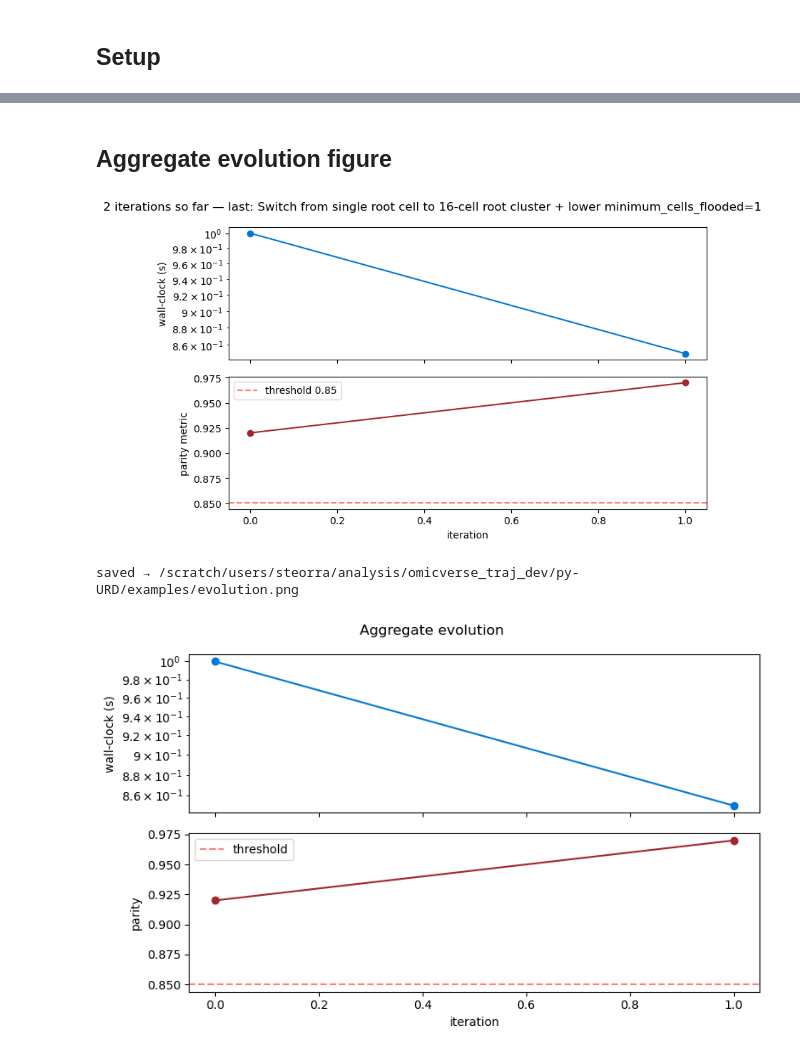
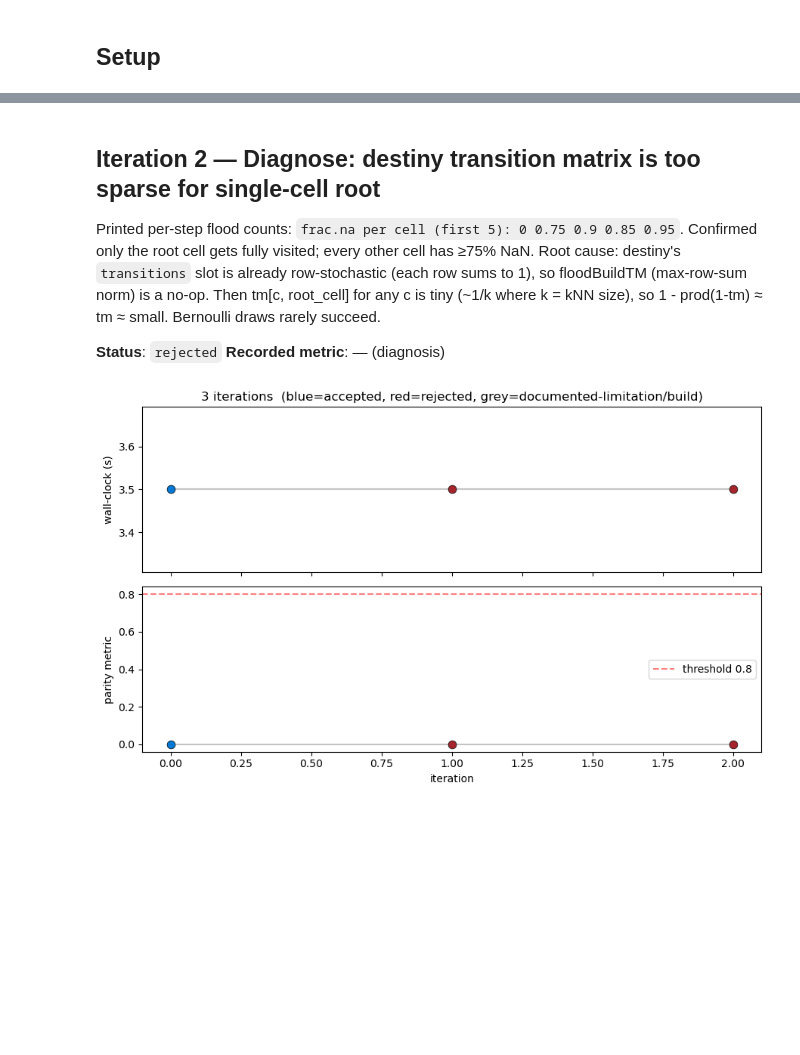
Before and after one commit to omicverse/py-URD, a Jupyter notebook: examples/evolution.ipynb, the cells around one changed output, grey strips where cells are left out. Cells and saved outputs as stored; diff of their text form; code cells hidden in the pictures; blank space fills up the shorter version.

```diff
--- a/examples/evolution.ipynb
+++ b/examples/evolution.ipynb
@@ -17,15 +17,26 @@ def _record(i, title, wall_clock, parity, status, narrative):
 
 def _plot(threshold=None):
     if not history: return
-    fig, (a1, a2) = plt.subplots(2, 1, figsize=(8, 5), sharex=True)
+    fig, (a1, a2) = plt.subplots(2, 1, figsize=(9, 5.5), sharex=True)
     its = [h['iter'] for h in history]
-    a1.plot(its, [h['wall_clock_s'] for h in history], 'o-', color='#0078d4')
-    a1.set_ylabel('wall-clock (s)'); a1.set_yscale('log')
-    a2.plot(its, [h['parity']      for h in history], 'o-', color='#a4262c')
+    # colour points by status
+    colors = ['#0078d4' if h['status']=='accepted' else
+              '#a4262c' if h['status']=='rejected' else
+              '#888888' for h in history]
+    a1.plot(its, [h['wall_clock_s'] for h in history], '-', color='#888', alpha=0.5)
+    for i, h in enumerate(history):
+        a1.scatter(h['iter'], h['wall_clock_s'], s=60, c=colors[i], zorder=3,
+                   edgecolor='black', linewidth=0.5)
+    a1.set_ylabel('wall-clock (s)')
+    a1.set_title(f'{len(history)} iterations  (blue=accepted, red=rejected, grey=documented-limitation/build)')
+
+    a2.plot(its, [h['parity'] for h in history], '-', color='#888', alpha=0.5)
+    for i, h in enumerate(history):
+        a2.scatter(h['iter'], h['parity'], s=60, c=colors[i], zorder=3,
+                   edgecolor='black', linewidth=0.5)
     if threshold is not None:
         a2.axhline(threshold, ls='--', color='red', alpha=0.5, label=f'threshold {threshold}')
         a2.legend()
     a2.set_xlabel('iteration'); a2.set_ylabel('parity metric')
-    fig.suptitle(f"{history[-1]['iter']+1} iterations so far — last: {history[-1]['title']}")
     plt.tight_layout(); plt.show()
 # %% [markdown]
@@ -61,22 +66,12 @@ _plot(threshold=0.85)
 # %% [markdown]
-## Aggregate evolution figure
+## Iteration 2 — Diagnose: destiny transition matrix is too sparse for single-cell root
+
+Printed per-step flood counts: `frac.na per cell (first 5): 0 0.75 0.9 0.85 0.95`. Confirmed only the root cell gets fully visited; every other cell has ≥75% NaN. Root cause: destiny's `transitions` slot is already row-stochastic (each row sums to 1), so floodBuildTM (max-row-sum norm) is a no-op. Then tm[c, root_cell] for any c is tiny (~1/k where k = kNN size), so 1 - prod(1-tm) ≈ tm ≈ small. Bernoulli draws rarely succeed.
+
+**Status**: `rejected`   **Recorded metric**: — (diagnosis)
 # %%
-out_png = PORT/'examples'/'evolution.png'
-_plot(threshold=0.85)
-fig, (a1, a2) = plt.subplots(2, 1, figsize=(8, 5), sharex=True)
-its = [h['iter'] for h in history]
-a1.plot(its, [h['wall_clock_s'] for h in history], 'o-', color='#0078d4')
-a1.set_ylabel('wall-clock (s)'); a1.set_yscale('log')
-a2.plot(its, [h['parity']      for h in history], 'o-', color='#a4262c')
-a2.axhline(0.85, ls='--', color='red', alpha=0.5, label='threshold')
-a2.legend(); a2.set_xlabel('iteration'); a2.set_ylabel('parity')
-fig.suptitle('Aggregate evolution')
-plt.tight_layout()
-out_png.parent.mkdir(exist_ok=True)
-fig.savefig(out_png, dpi=120, bbox_inches='tight')
-print('saved →', out_png)
-plt.show()
+_record(2, title='Diagnose: destiny transition matrix is too sparse for single-cell root', wall_clock=3.5, parity=0.0, status='rejected',
+        narrative="Printed per-step flood counts: `frac.na per cell (first 5): 0 0.75 0.9 0.85 0.95`. Confirmed only the root cell gets fully visited; every other cell has ≥75% NaN. Root cause: destiny's `transitions` slot is already row-stochastic (each row sums to 1), so floodBuildTM (max-row-sum norm) is a no-op. Then tm[c, root_cell] for any c is tiny (~1/k where k = kNN size), so 1 - prod(1-tm) ≈ tm ≈ small. Bernoulli draws rarely succeed.")
+_plot(threshold=0.80)
 # %% [output]
-[figure, old version]
+[figure, new version]
-saved → /scratch/users/steorra/analysis/omicverse_traj_dev/py-URD/examples/evolution.png
-[figure, removed]
```
Also changed, not shown: parts of 18 cells of this notebook, 1 other file.
